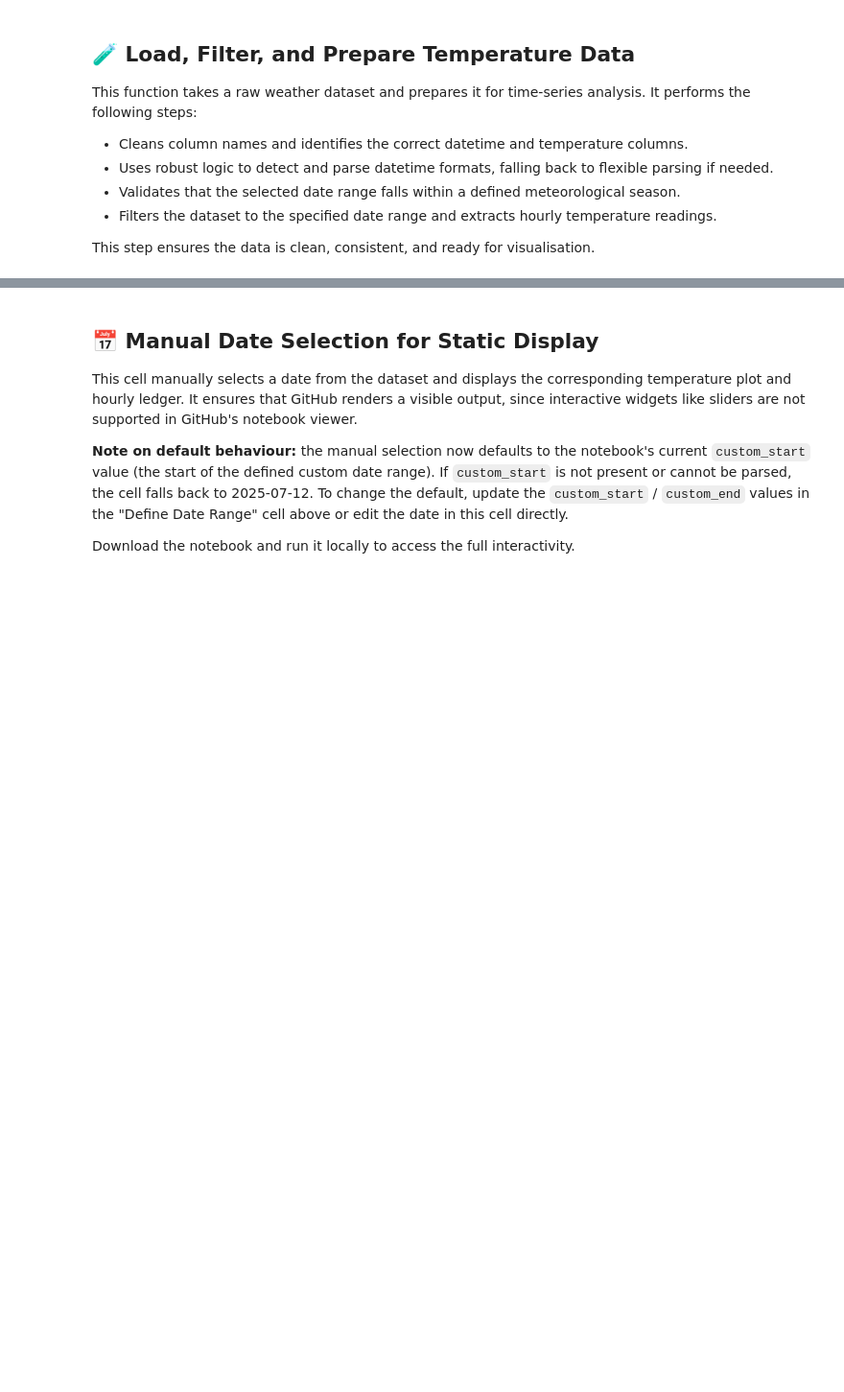
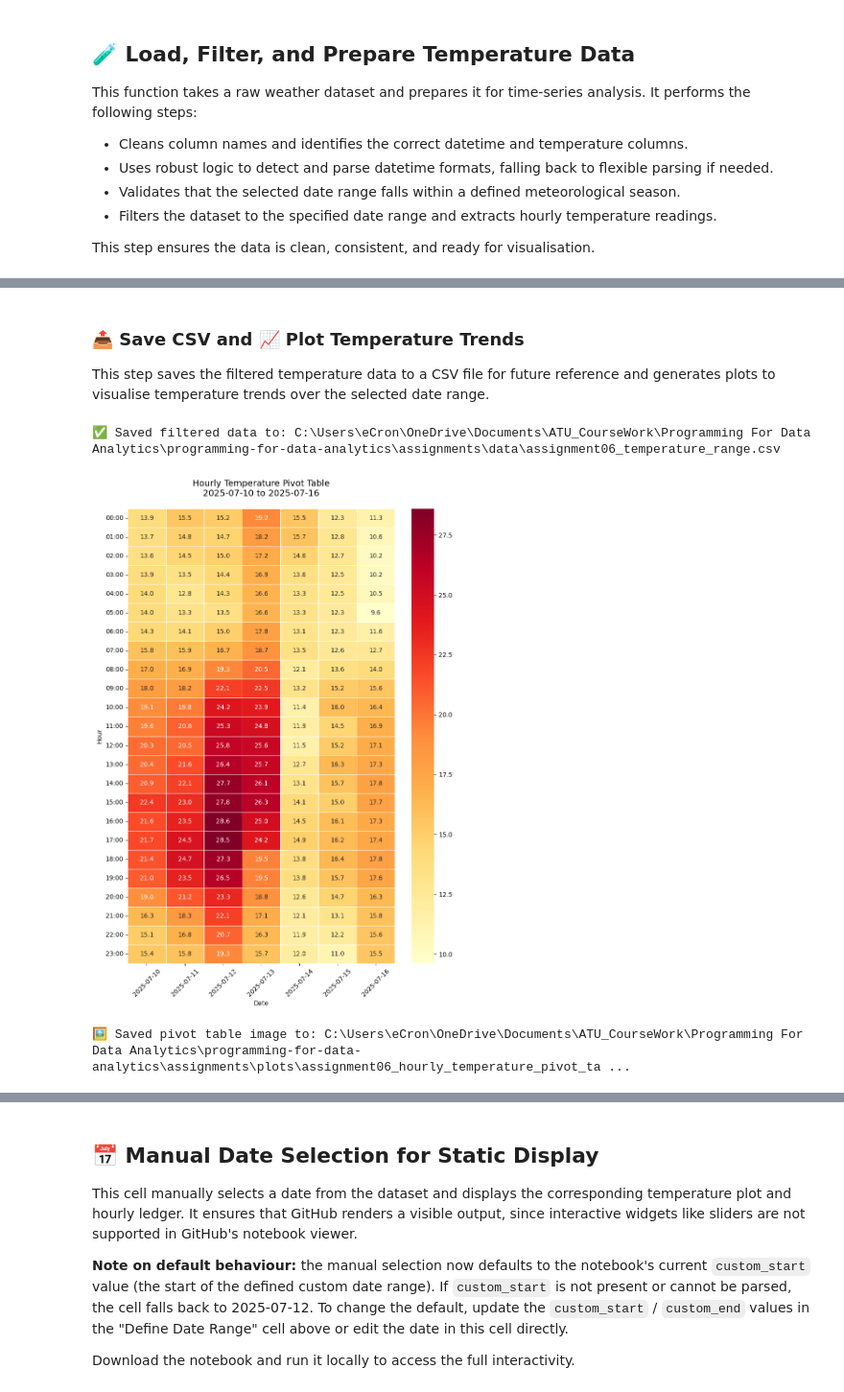
Before and after one commit to ECronin1973/programming-for-data-analytics, a Jupyter notebook: assignments/assignment06-weather.ipynb, the cells around one changed output, grey strips where cells are left out. Shown: that part at 96% size. Saved outputs shown, nothing was run; the diff lists cells and outputs as text; code cells hidden in the pictures; blank space fills up the shorter version.

Commit message:
Updated sections in Assignment 06 up to section which visualises Mean Temperatures for the Hottest Week of Summer 2025

```diff
--- a/assignments/assignment06-weather.ipynb
+++ b/assignments/assignment06-weather.ipynb
@@ -520,4 +448,0 @@ def save_pivot_table_plot(pivot, start_date, end_date):
-# %%
-if range_df is not None and not range_df.empty:
-    pivot = range_df.pivot(index='hour', columns='date', values='temp')
-    save_pivot_table_plot(pivot, custom_start, custom_end)
@@ -545,3 +519,53 @@ if range_df is not None and not range_df.empty:
+# %% [markdown]
+### 📤 Save CSV and 📈 Plot Temperature Trends
+
+This step saves the filtered temperature data to a CSV file for future reference and generates plots to visualise temperature trends over the selected date range.
+# %%
+# Ensure output folders exist
+Path("data").mkdir(parents=True, exist_ok=True)
+Path("plots").mkdir(parents=True, exist_ok=True)
+
+# Save filtered data to CSV
+csv_path = Path("data") / f"assignment06_temperature_range.csv"
+range_df.to_csv(csv_path, index=False)
+print(f"✅ Saved filtered data to: {csv_path.resolve()}")
+# %% [output]
+✅ Saved filtered data to: C:\Users\eCron\OneDrive\Documents\ATU_CourseWork\Programming For Data Analytics\programming-for-data-analytics\assignments\data\assignment06_temperature_range.csv
+# %%
+# Ensure plots folder exists
+Path("plots").mkdir(parents=True, exist_ok=True)
+
+# Create a figure and axis
+fig, ax = plt.subplots(figsize=(1.2 * len(pivot.columns), 0.5 * len(pivot.index)))
+
+# Use seaborn heatmap to mimic background_gradient
+sns.heatmap(
+    pivot,
+    annot=True,
+    fmt=".1f",
+    cmap="YlOrRd",
+    cbar=True,
+    linewidths=0.5,
+    linecolor="white",
+    ax=ax
+)
+
+# Title and layout
+ax.set_title(f"Hourly Temperature Pivot Table\n{start_date} to {end_date}", fontsize=14, pad=20)
+ax.set_xlabel("Date")
+ax.set_ylabel("Hour")
+plt.xticks(rotation=45)
+plt.tight_layout()
+
+# Save the figure
+table_path = Path("plots") / f"assignment06_hourly_temperature_pivot_table_{start_date}_to_{end_date}.png"
+plt.savefig(table_path, dpi=300)
+plt.show()
+
+print(f"🖼️ Saved pivot table image to: {table_path.resolve()}")
+# %% [output]
+[figure, added]
+🖼️ Saved pivot table image to: C:\Users\eCron\OneDrive\Documents\ATU_CourseWork\Programming For Data Analytics\programming-for-data-analytics\assignments\plots\assignment06_hourly_temperature_pivot_ta ...
 # %% [markdown]
 ## 📈 Function: Interactive Daily Temperature Plot with Hourly Ledger
 
```
Also changed, not shown: parts of 30 cells of this notebook, 18 other files.
